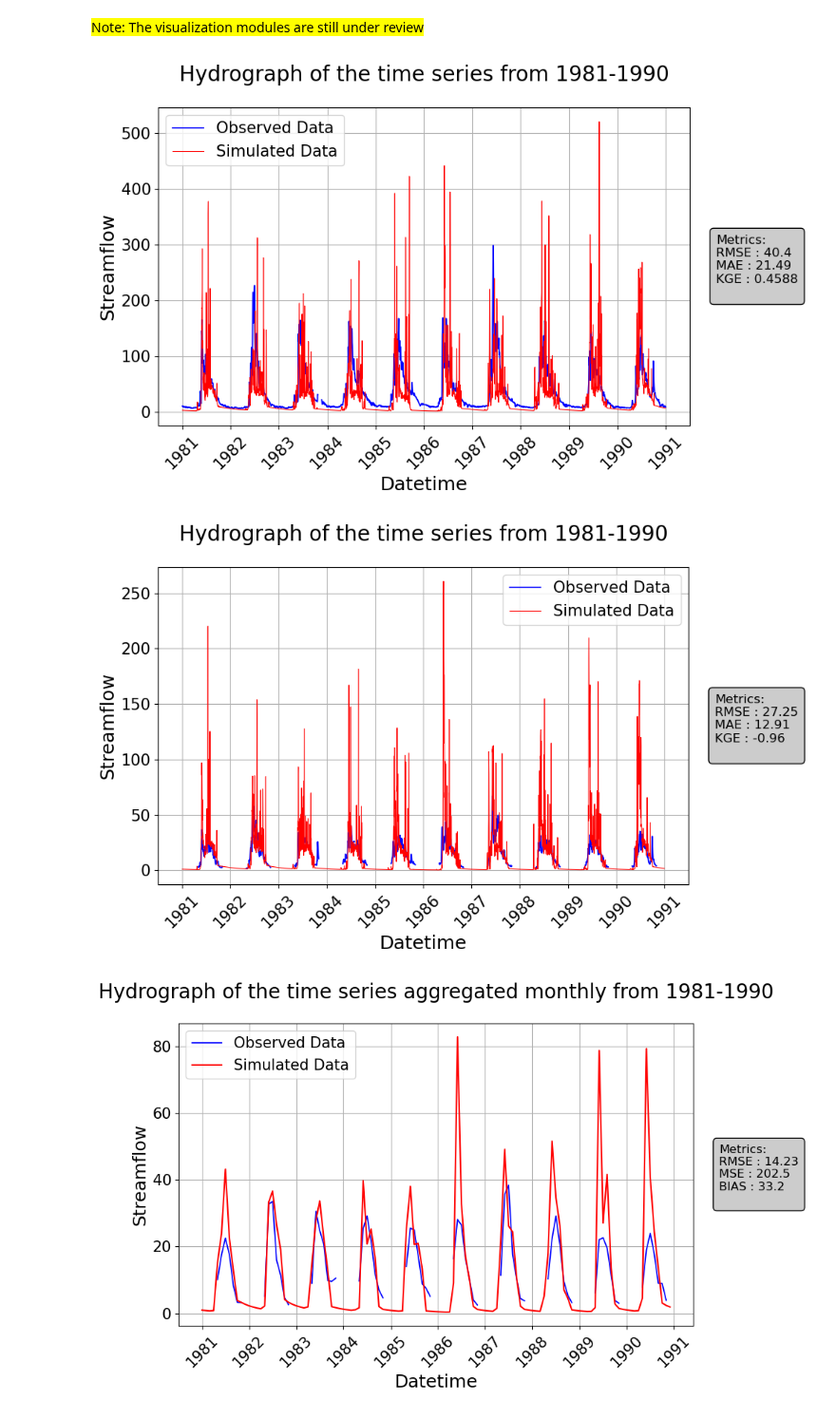
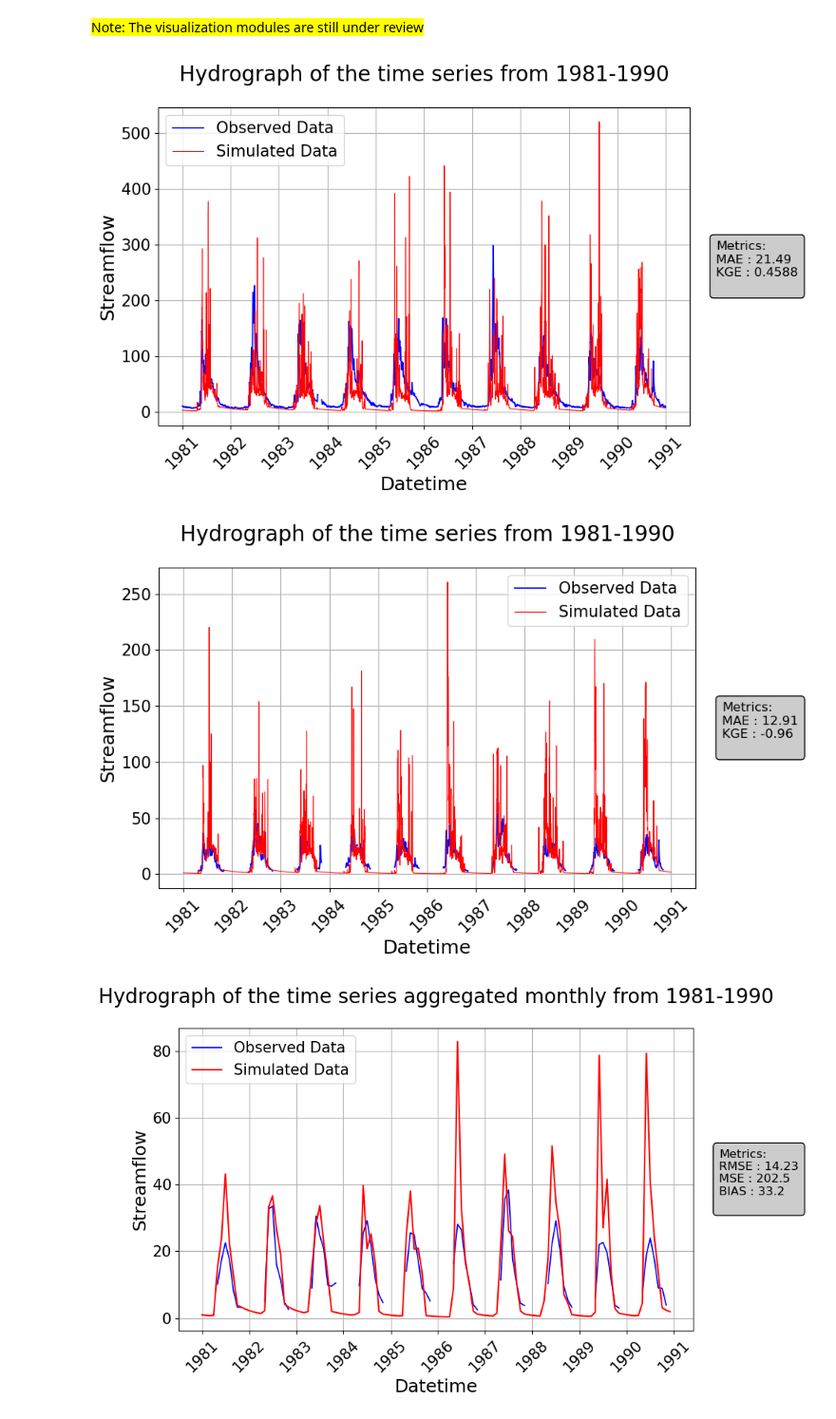
Before and after one commit to UchechukwuUdenze/NHS_PostProcessing, a Jupyter notebook: docs/source/notebooks/Examples.ipynb, the cells around one changed output. Shown at 95% size. Drawn from its saved outputs; the diff is of its cells as text; code cells hidden in the pictures.

```diff
--- a/docs/source/notebooks/Examples.ipynb
+++ b/docs/source/notebooks/Examples.ipynb
@@ -517,16 +517,16 @@ LogNSE: [-0.2379, -0.8608]
 # %%
 visuals.plot(
     merged_df = DATAFRAMES["DF"]['1981-01-01':'1990-12-31'],
     title='Hydrograph of the time series from 1981-1990',
     linestyles=['r-', 'b-'],
     labels=['Datetime', 'Streamflow'],
-    metrices=['RMSE', 'MAE', 'KGE'],
+    metrices=['MAE', 'KGE'],
     linewidth = [.75, 1.25],
     grid=True,
     )
 # %% [output]
-[figure, old version]
+[figure, new version]
-[figure, old version]
+[figure, new version]
 # %%
 sim_monthly = data.monthly_aggregate(df=simulated)
 obs_monthly = data.monthly_aggregate(df=observed)
```
Also changed, not shown: parts of 3 cells of this notebook, 2 other files.
